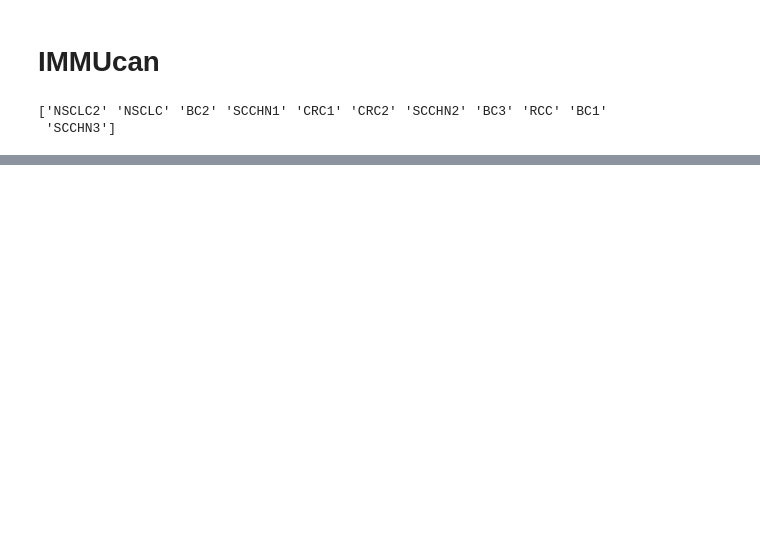
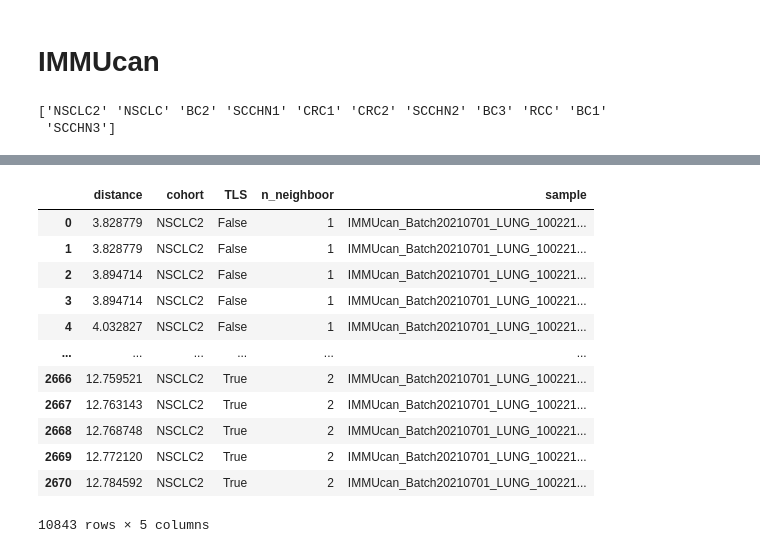
Before and after one commit to mouneem/Spatial-Omics-Networks-Benchmark-, a Jupyter notebook: pipelines/2 - Distance definition.ipynb, the cells around one changed output, grey strips where cells are left out. Drawn from its saved outputs; the diff is of its cells as text; code cells hidden in the pictures; blank space fills up the shorter version.

```diff
--- a/pipelines/2 - Distance definition.ipynb
+++ b/pipelines/2 - Distance definition.ipynb
@@ -157,23 +63,0 @@ CellCohort
-# %%
-distances = []
-all_distances = []
-for cohort in cohorts:
-    CellCohort = AllCells.loc[AllCells['cohort']==cohort,:].drop_duplicates()
-    for tlsVal in [True, False]:
-        if tlsVal:
-            CellCohort_ROI = CellCohort.loc[CellCohort['ROI']==4,:]
-        else:
-            CellCohort_ROI = CellCohort.loc[CellCohort['ROI']!=4,:]
-        for sample in CellCohort_ROI['sample_id'].unique():
-            print(sample)
-            Sample_Cell = CellCohort_ROI[CellCohort_ROI['sample_id']==sample]
-            points = CellCohort_ROI[['Pos_X','Pos_Y']]
-            knn_edges = SpAn.knn_edges(points, k = 1)
-            distance = SpAn.get_distances(points, knn_edges)
-            distance = SpAn.filter_top(distance,95)
-            distances += distance
-            Distances = pd.DataFrame({'distance':distance, 'cohort': [cohort]*len(distance) , 'TLS': [tlsVal]*len(distance), 'sample': sample})
-            all_distances.append(Distances)
-        g = sns.histplot(pd.Series(distances)).set_title(cohort + ' ' + 'TLS:' + str(tlsVal))
-        plt.show()
-All_Distances = pd.concat(all_distances)
@@ -218,0 +404,16 @@ plt.show()
+# %%
+all_distances_df
+# %% [output]
+|  | distance | cohort | TLS | n_neighboor | sample |
+| 0 | 3.828779 | NSCLC2 | False | 1 | IMMUcan_Batch20210701_LUNG_100221... |
+| 1 | 3.828779 | NSCLC2 | False | 1 | IMMUcan_Batch20210701_LUNG_100221... |
+| 2 | 3.894714 | NSCLC2 | False | 1 | IMMUcan_Batch20210701_LUNG_100221... |
+| 3 | 3.894714 | NSCLC2 | False | 1 | IMMUcan_Batch20210701_LUNG_100221... |
+| 4 | 4.032827 | NSCLC2 | False | 1 | IMMUcan_Batch20210701_LUNG_100221... |
+| ... | ... | ... | ... | ... | ... |
+| 2666 | 12.759521 | NSCLC2 | True | 2 | IMMUcan_Batch20210701_LUNG_100221... |
+| 2667 | 12.763143 | NSCLC2 | True | 2 | IMMUcan_Batch20210701_LUNG_100221... |
+| 2668 | 12.768748 | NSCLC2 | True | 2 | IMMUcan_Batch20210701_LUNG_100221... |
+| 2669 | 12.772120 | NSCLC2 | True | 2 | IMMUcan_Batch20210701_LUNG_100221... |
+| 2670 | 12.784592 | NSCLC2 | True | 2 | IMMUcan_Batch20210701_LUNG_100221... |
+10843 rows × 5 columns
```
Also changed, not shown: parts of 20 cells of this notebook.
